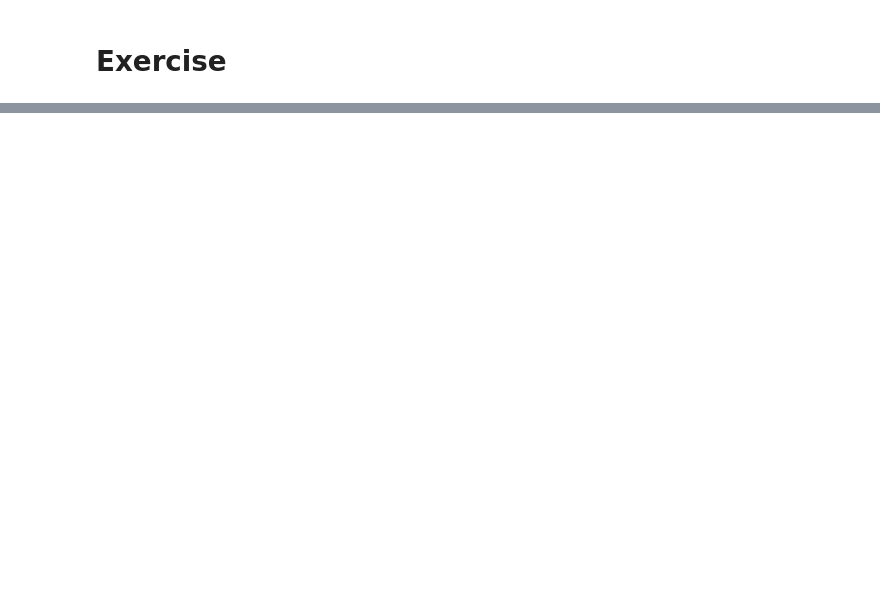
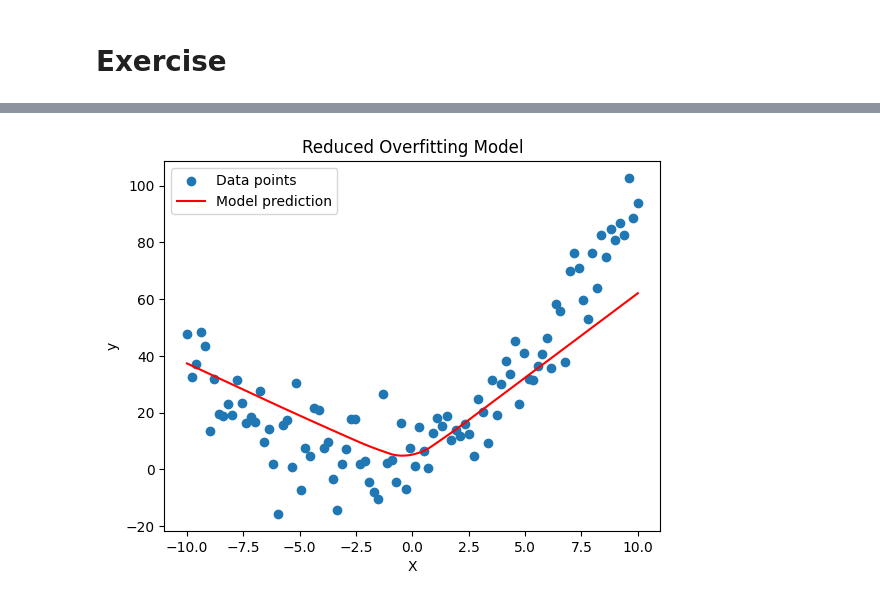
Before and after one commit to j2damax/ml-learning-journey, a Jupyter notebook: pytorch-deep-learning/01_overfitting_underfitting.ipynb, the cells around one changed output, grey strips where cells are left out. Saved outputs shown, nothing was run; the diff lists cells and outputs as text; code cells hidden in the pictures; blank space fills up the shorter version.

```diff
--- a/pytorch-deep-learning/01_overfitting_underfitting.ipynb
+++ b/pytorch-deep-learning/01_overfitting_underfitting.ipynb
@@ -135,0 +145,25 @@ plot_model(ideal_model, X, y, 'Ideal Model (Polynomial Regression)')
+# %%
+class ReducedOverfittingModel(nn.Module):
+    def __init__(self):
+        super(ReducedOverfittingModel, self).__init__()
+        self.fc1 = nn.Linear(1, 64)
+        self.fc2 = nn.Linear(64, 32)
+        self.fc3 = nn.Linear(32, 16)
+        self.fc4 = nn.Linear(16, 8)
+        self.fc5 = nn.Linear(8, 1)
+
+    def forward(self, x):
+        x = torch.relu(self.fc1(x))
+        x = torch.relu(self.fc2(x))
+        x = torch.relu(self.fc3(x))
+        x = torch.relu(self.fc4(x))
+        return self.fc5(x)
+
+# Train the reduced overfitting model
+reduced_overfitting_model = ReducedOverfittingModel()
+reduced_overfitting_model = train_model(reduced_overfitting_model, X, y, num_epochs=100)
+
+# Plot results for the reduced overfitting model
+plot_model(reduced_overfitting_model, X, y, 'Reduced Overfitting Model')
+# %% [output]
+[figure, added]
```
Also changed, not shown: parts of 8 cells of this notebook.
